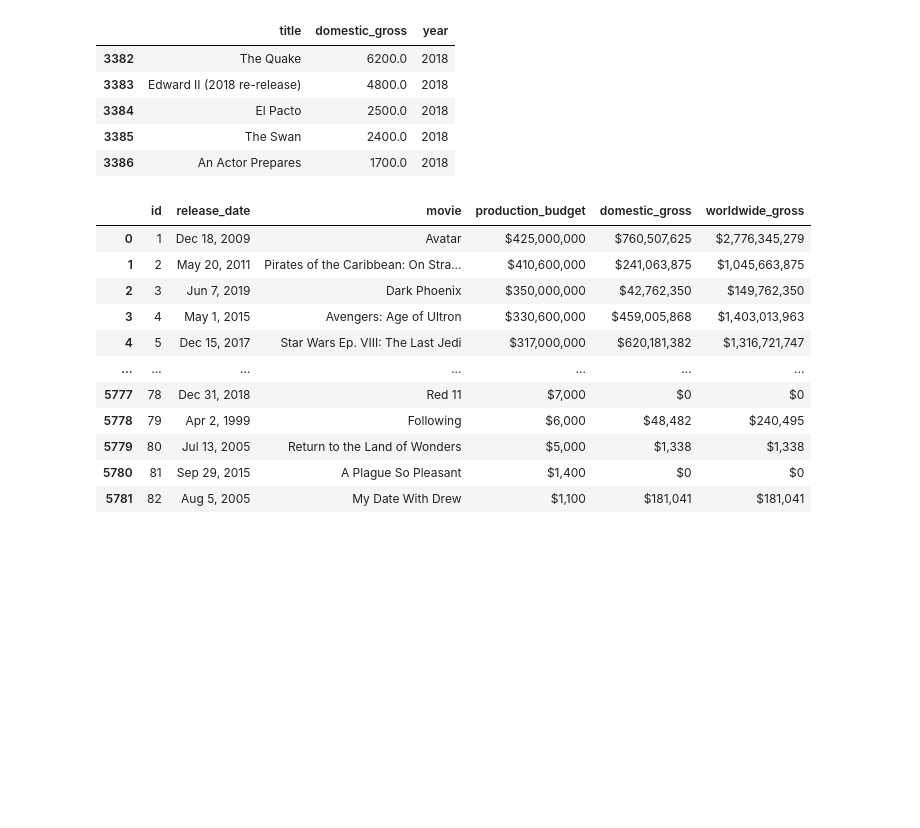
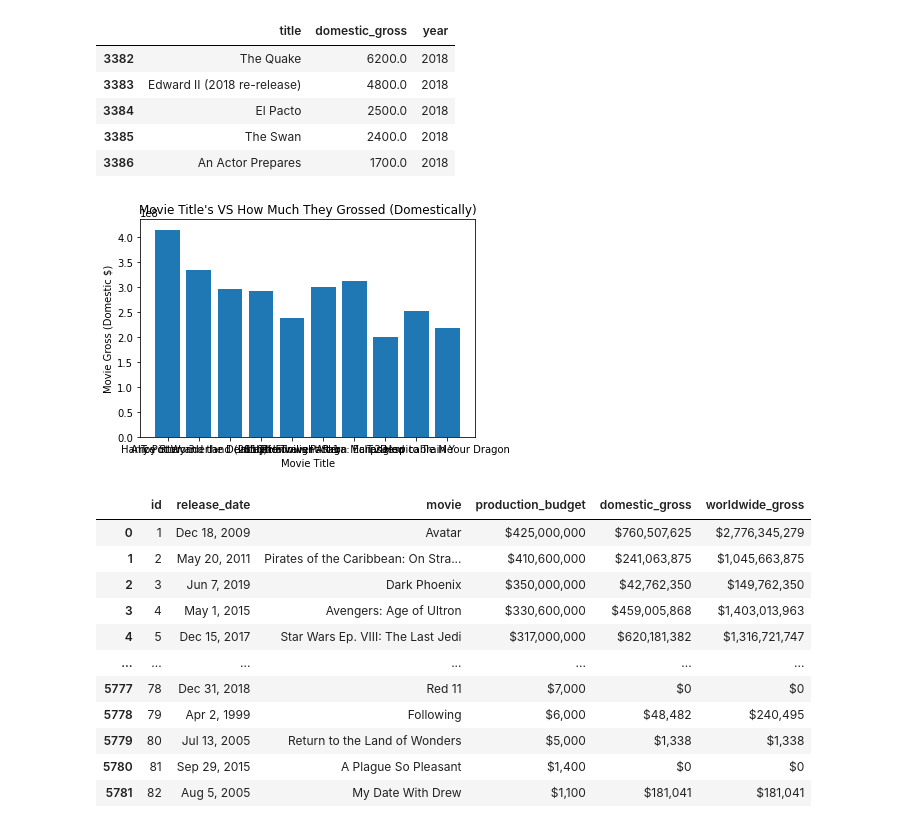
Before and after one commit to kyongminso/phase_1_project, a Jupyter notebook: Jawwad Data Cleaned.ipynb, the cells around one changed output. Cells and saved outputs as stored; diff of their text form; code cells hidden in the pictures; blank space fills up the shorter version.

Commit message:
Updated Cleaned Notebook

```diff
--- a/Jawwad Data Cleaned.ipynb
+++ b/Jawwad Data Cleaned.ipynb
@@ -53,4 +53,4 @@ foreign_gross     1350
 year                 0
 dtype: int64
 # %%
-df_movie_gross_clean = df_movie_gross.dropna(subset=['domestic_gross'])
+df_movie_domgross = df_movie_gross.dropna(subset=['domestic_gross'])
@@ -77,7 +77,5 @@ df_movie_gross_clean
 # %%
-df_movie_gross_clean1 = df_movie_gross_clean.drop(columns=['foreign_gross'])
+df_movie_gross_cleaned = df_movie_domgross.drop(columns=['studio','foreign_gross'])
-# %%
-df_movie_gross_cleaned = df_movie_gross_clean1.drop(columns=['studio'])
 # %%
 df_movie_gross_cleaned
 # %% [output]
@@ -106,2 +95,2 @@ df_movie_gross_cleaned.head()
 # %%
-df_movie_gross_cleaned.head(10)
+df_movie_gross_top10 = df_movie_gross_cleaned.head(10)
@@ -126,6 +117,16 @@ df_movie_gross_cleaned.tail()
 | 3384 | El Pacto | 2500.0 | 2018 |
 | 3385 | The Swan | 2400.0 | 2018 |
 | 3386 | An Actor Prepares | 1700.0 | 2018 |
+# %%
+fig, ax = plt.subplots()
+
+ax.bar(df_movie_gross_top10['title'], df_movie_gross_top10['domestic_gross'])
+
+plt.title("Movie Title's VS How Much They Grossed (Domestically)")
+plt.xlabel("Movie Title")
+plt.ylabel("Movie Gross (Domestic $)");
+# %% [output]
+[figure, added]
 # %%
 df_tn_movie_budgets = pd.read_csv("./zippedData/tn.movie_budgets.csv.gz")
 # %%
```
Also changed, not shown: parts of 8 cells of this notebook.
